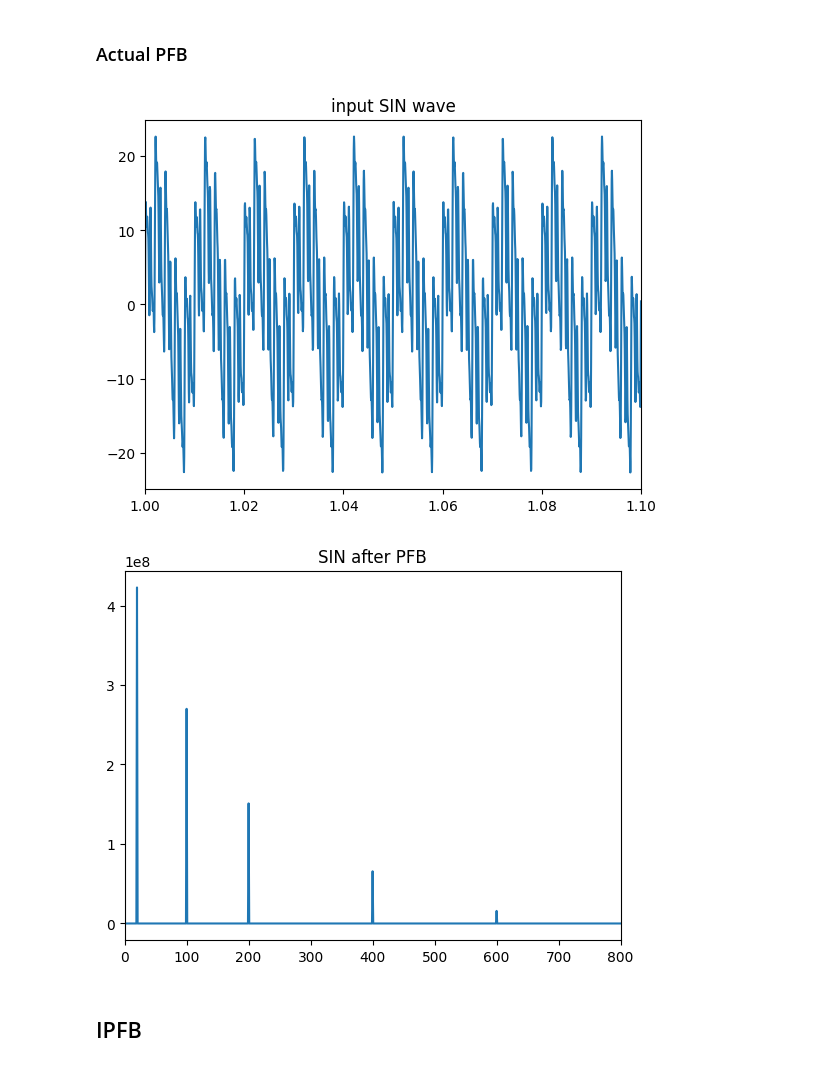
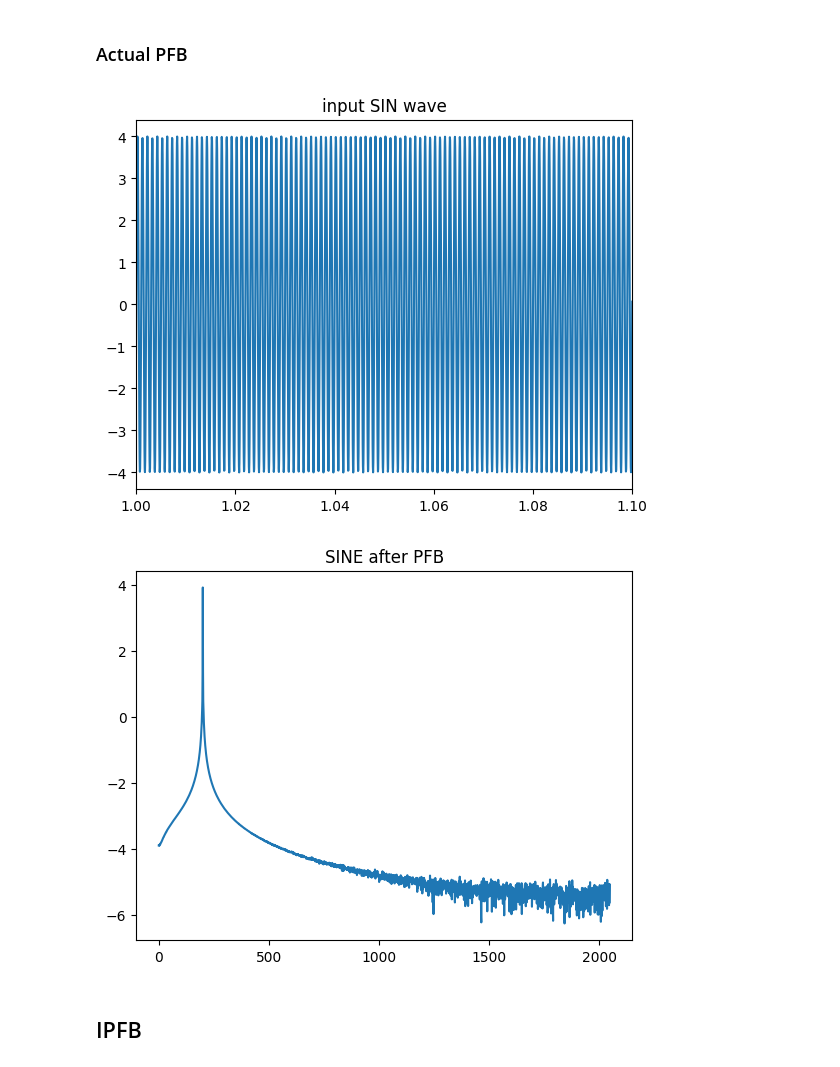
Before and after one commit to PhilJ0ly/ALBATROS_axion_search, a Jupyter notebook: Jupyter/PFB_algo.ipynb, the cells around one changed output. Drawn from its saved outputs; the diff is of its cells as text; code cells hidden in the pictures.

```diff
--- a/Jupyter/PFB_algo.ipynb
+++ b/Jupyter/PFB_algo.ipynb
@@ -66,28 +67,30 @@ def pfb(timestream, win, out=None, nchan=2049, ntap=4):
 # %%
 # Sin wave example
 f = [100, 500, 1000, 2000, 3000]
+f = [1000.]
 amp = [10,8,6,4,2]
+amp = [4.]
 lblock = 4096*osamp
 step = 100
 ts_x = np.linspace(0,20, lblock*step).reshape(step, lblock)
 ts = np.zeros_like(ts_x)
 for i in range(len(f)):
     ts += amp[i]*np.sin(2*np.pi*f[i]*ts_x)
 
 plt.xlim(1,1.1)
 plt.title("input SIN wave")
 plt.plot(ts_x.flat, ts.flat)
 plt.show()
 # %% [output]
-[figure, old version]
+[figure, new version]
 # %%
 out = pfb(ts, win, nchan=2048*osamp+1)
-plt.plot((np.abs(np.sum(out, axis=0)/out.shape[0])**2))
-plt.xlim(0,800)
-plt.title("SIN after PFB")
+plt.plot(np.arange(out.shape[-1]), np.log10(np.abs(np.mean(out, axis=0))))
+# plt.xlim(0,800)
+plt.title("SINE after PFB")
 plt.show()
 # %% [output]
-[figure, old version]
+[figure, new version]
 # %% [markdown]
 ## IPFB
 # %%
```
Also changed, not shown: parts of 3 cells of this notebook, 8 other files.
